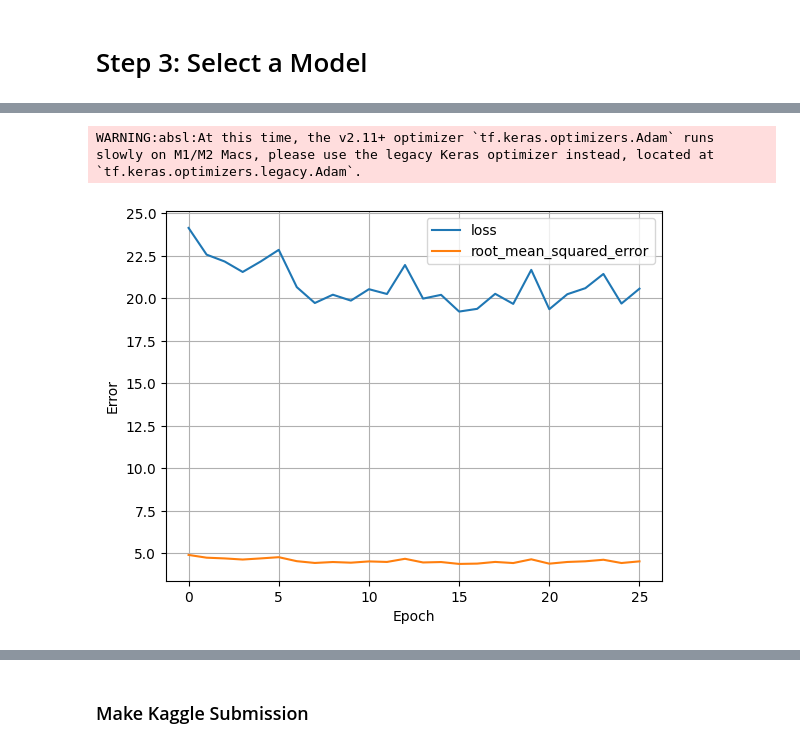
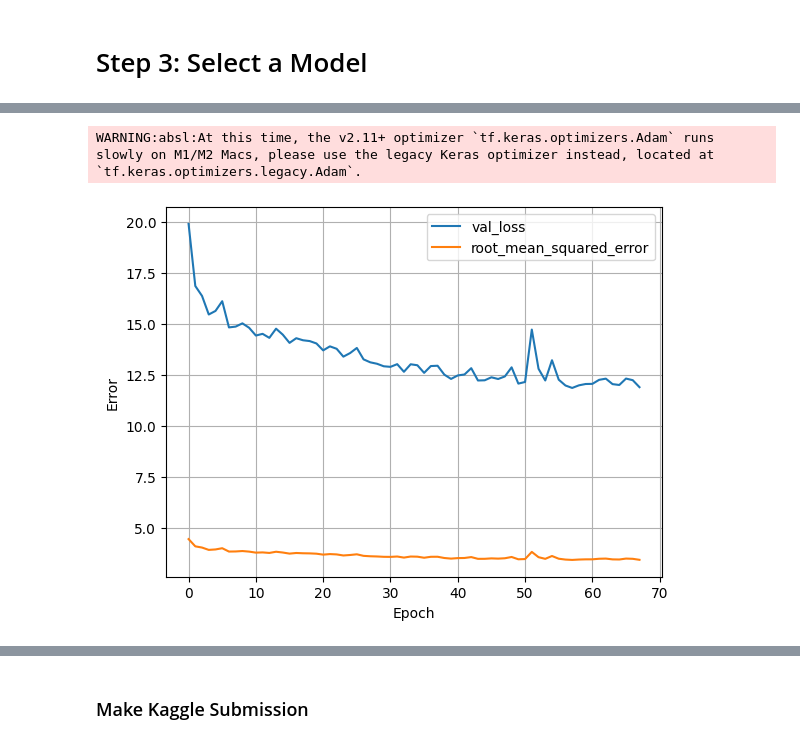
Before and after one commit to Lucscom/MLA_Kaggle_NY_Taxi, a Jupyter notebook: nyc-taxi-fare-final.ipynb, the cells around one changed output, grey strips where cells are left out. Cells and saved outputs as stored; diff of their text form; code cells hidden in the pictures.

```diff
--- a/nyc-taxi-fare-final.ipynb
+++ b/nyc-taxi-fare-final.ipynb
@@ -66,6 +66,11 @@ def add_manhattan_distance(df):
     df['manhattan_distance'] = df['manhattan_distance'].fillna(0)
 
 add_manhattan_distance(train_df)
+
+
+#  remove non-linear prices(very low distance, but high fare and vice versa)
+train_df.drop(train_df[(train_df.fare_amount < 10) & (train_df.manhattan_distance > 50)].index, inplace=True)
+train_df.drop(train_df[(train_df.fare_amount > 100) & (train_df.manhattan_distance < 5)].index, inplace=True)
 # %% [markdown]
 ### Adding Airport distances
 # %%
@@ -225,8 +227,22 @@ def defineLabels(df):
 train_labels = defineLabels(train_df)
 
 def defineFeatures(df):
-    features_df = df[['manhattan_distance', 'hour', 'day', 'weekday', 'year', 'jfk_dist', 'ewr_dist', 'lga_dist', 'sol_dist', 'nyc_dist', 'cen_dist', 'tsq_dist', 'gcs_dist', 'wtc_dist','night', 'late_night', 'rush_hour']].copy()
-    # features_df = df[['manhattan_distance', 'hour', 'day', 'weekday', 'jfk_dist', 'ewr_dist', 'lga_dist', 'sol_dist', 'nyc_dist', 'night', 'late_night', 'rush_hour']].copy()
+    features_df = df[['manhattan_distance',
+                        'hour',
+                        'day',
+                        'weekday',
+                        'year',
+                        'jfk_dist_pickup',
+                        'ewr_dist_pickup',
+                        'lga_dist_pickup',
+                        'jfk_dist_dropoff',
+                        'ewr_dist_dropoff',
+                        'lga_dist_dropoff',
+                        'nyc_dist_pickup',
+                        'nyc_dist_dropoff',
+                        'night',
+                        'rush_hour']].copy()
+    # features_df = df[['manhattan_distance', 'hour', 'day', 'weekday', 'year', 'night', 'late_night', 'rush_hour']].copy()
     return features_df
 
 # def scale_features(features_df):
@@ -261,7 +277,7 @@ from keras.callbacks import EarlyStopping
 from keras import regularizers
 import keras
 
-dropout_rate = 0.5
+dropout_rate = 0.2
 
 # model = keras.Sequential()
 # model.add(keras.layers.Dense(256,  activation='relu', input_dim=train_x.shape[1], activity_regularizer=regularizers.l1(0.0001)))
@@ -287,25 +303,25 @@ dropout_rate = 0.5
 #     metrics=[keras.metrics.RootMeanSquaredError()])
 
 model = keras.Sequential()
-model.add(keras.layers.Dense(256, input_dim=train_x.shape[1], activity_regularizer=regularizers.l1(0.0001)))
+model.add(keras.layers.Dense(256, input_dim=train_x.shape[1], activity_regularizer=regularizers.l1(0.001)))
 model.add(keras.layers.PReLU(alpha_initializer=tf.initializers.constant(0.25)))
-model.add(BatchNormalization())
+model.add(keras.layers.LayerNormalization())
 model.add(keras.layers.Dropout(rate = dropout_rate))
 model.add(keras.layers.Dense(128))
 model.add(keras.layers.PReLU(alpha_initializer=tf.initializers.constant(0.25)))
-model.add(BatchNormalization())
+model.add(keras.layers.LayerNormalization())
 model.add(keras.layers.Dropout(rate = dropout_rate))
 model.add(keras.layers.Dense(64))
 model.add(keras.layers.PReLU(alpha_initializer=tf.initializers.constant(0.25)))
-model.add(BatchNormalization())
+model.add(keras.layers.LayerNormalization())
 model.add(keras.layers.Dropout(rate = dropout_rate))
 model.add(keras.layers.Dense(32))
 model.add(keras.layers.PReLU(alpha_initializer=tf.initializers.constant(0.25)))
-model.add(BatchNormalization())
+model.add(keras.layers.LayerNormalization())
 model.add(keras.layers.Dropout(rate = dropout_rate))
 model.add(keras.layers.Dense(8))
 model.add(keras.layers.PReLU(alpha_initializer=tf.initializers.constant(0.25)))
-model.add(BatchNormalization())
+model.add(keras.layers.LayerNormalization())
 model.add(keras.layers.Dropout(rate = dropout_rate))
 model.add(keras.layers.Dense(1))
 
@@ -349,11 +365,11 @@ _________________________________________________________________
 # %%
 from keras.callbacks import EarlyStopping
 # train the model
-epochs = 500
-batch_size = 128
+epochs = 100
+batch_size = 256
 
 # define early stopping callback
-early_stopping = EarlyStopping(monitor='val_root_mean_squared_error', patience=10)
+early_stopping = EarlyStopping(monitor='val_loss', patience=10)
 
 # train the model with early stopping
 history = model.fit(
@@ -385,22 +401,22 @@ Epoch 25/500
 # %%
 def plot_loss(history):
-  plt.plot(history.history['val_loss'], label='loss')
+  plt.plot(history.history['val_loss'], label='val_loss')
   plt.plot(history.history['val_root_mean_squared_error'], label='root_mean_squared_error')
   plt.xlabel('Epoch')
   plt.ylabel('Error')
   plt.legend()
   plt.grid(True)
 
 plot_loss(history)
 
 # Save the entire model as a `.keras` zip archive.
 model.save('my_model.keras')
 
 # load keras model
 model = keras.models.load_model('my_model.keras')
 # %% [output]
 WARNING:absl:At this time, the v2.11+ optimizer `tf.keras.optimizers.Adam` runs slowly on M1/M2 Macs, please use the legacy Keras optimizer instead, located at `tf.keras.optimizers.legacy.Adam`.
-[figure, old version]
+[figure, new version]
 # %%
 # evaluate model performance
 score = model.evaluate(val_x, val_y, verbose=0)
```
Also changed, not shown: parts of 12 cells of this notebook, 2 other files.
